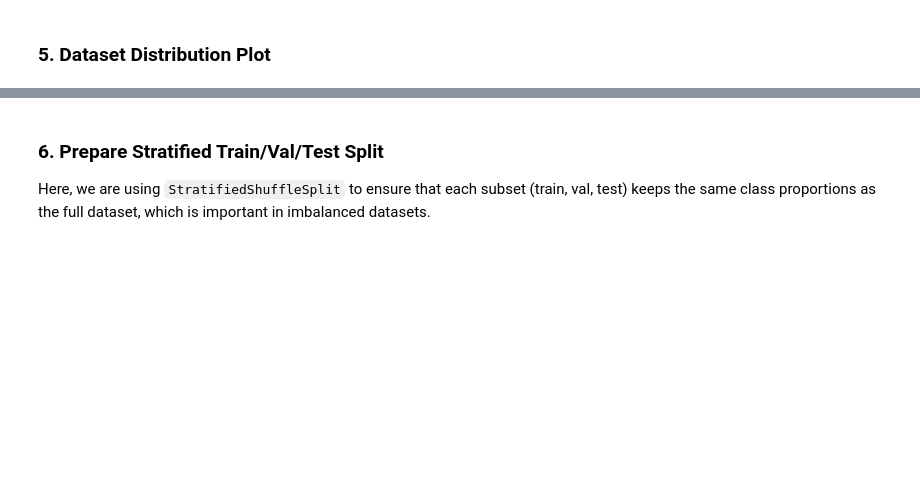
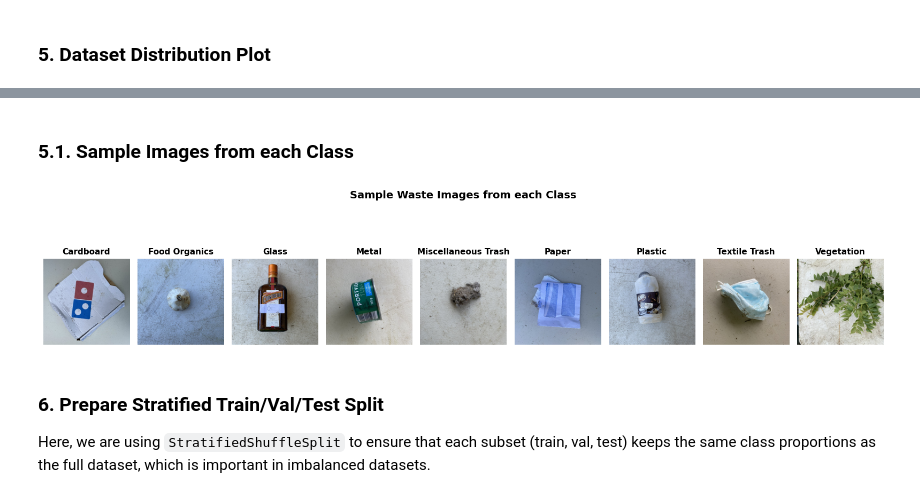
Before and after one commit to FicaaN/ML-DL-Projects, a Jupyter notebook: Waste Image Classification/Waste_Image_Classification_ConvNeXt_small.ipynb, the cells around one changed output, grey strips where cells are left out. Saved outputs shown, nothing was run; the diff lists cells and outputs as text; code cells hidden in the pictures; blank space fills up the shorter version.

```diff
--- a/Waste Image Classification/Waste_Image_Classification_ConvNeXt_small.ipynb
+++ b/Waste Image Classification/Waste_Image_Classification_ConvNeXt_small.ipynb
@@ -138,3 +141,28 @@ plot_class_distribution(original_counts, "Original Dataset Distribution")
+# %% [markdown]
+### 5.1. Sample Images from each Class
+# %%
+def show_sample_images(base_path, classes, img_size=(224, 224)):
+    fig, axes = plt.subplots(1, len(classes), figsize=(16, 4))
+
+    for i, cls in enumerate(classes):
+        class_dir = os.path.join(base_path, cls)
+        img_file = random.choice(os.listdir(class_dir))
+        img_path = os.path.join(class_dir, img_file)
+
+        img = Image.open(img_path)
+        img = img.resize(img_size)
+
+        axes[i].imshow(img)
+        axes[i].set_title(cls, fontsize=11, fontweight="bold")
+        axes[i].axis("off")
+
+    plt.suptitle("Sample Waste Images from each Class", fontsize=14, fontweight="bold")
+    plt.tight_layout()
+    plt.show()
+
+show_sample_images(DATA_DIR, classes)
+# %% [output]
+[figure, added]
 # %% [markdown]
 ### 6. Prepare Stratified Train/Val/Test Split
 
```
Also changed, not shown: parts of 8 cells of this notebook.
